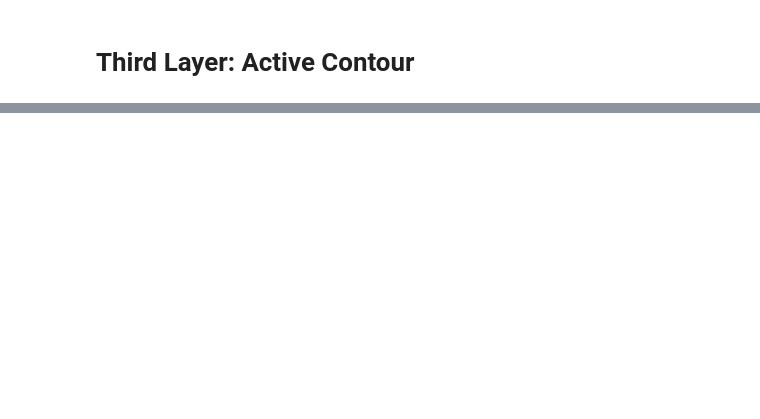
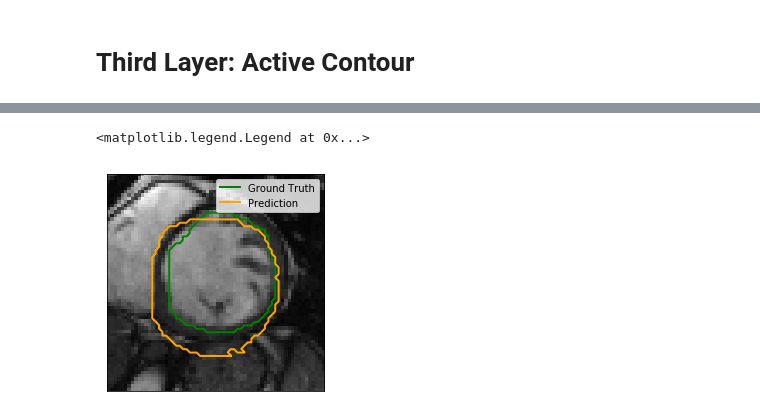
Before and after one commit to qqu0127/LV-segmentation, a Jupyter notebook: SAE+ActiveContour.ipynb, the cells around one changed output, grey strips where cells are left out. Cells and saved outputs as stored; diff of their text form; code cells hidden in the pictures; blank space fills up the shorter version.

```diff
--- a/SAE+ActiveContour.ipynb
+++ b/SAE+ActiveContour.ipynb
@@ -249,0 +276,21 @@ ax[3].plot(ac_res[ind][:, 1], ac_res[ind][:, 0], linewidth=2, color='orange',lab
+# %%
+idx=70
+contours_Y = measure.find_contours(Y_test_SAE[idx].reshape((64,64)), 0.9)
+contours_X = measure.find_contours(pred_mask[idx], 0.9)
+
+fig, ax = plt.subplots()
+ax.imshow(X_test_SAE[idx].reshape((64,64)), cmap='gray')
+
+for n, contour in enumerate(contours_Y):
+    ax.plot(contour[:, 1], contour[:, 0], linewidth=2, color='green', label='Ground Truth')
+
+for n, contour in enumerate(contours_X[:1]):
+    ax.plot(contour[:, 1], contour[:, 0], linewidth=2, color='orange', label='Prediction')
+
+ax.axis('image')
+ax.set_xticks([])
+ax.set_yticks([])
+plt.legend(bbox_to_anchor=(1,1))
+# %% [output]
+<matplotlib.legend.Legend at 0x...>
+[figure, added]
```
Also changed, not shown: parts of 18 cells of this notebook.
